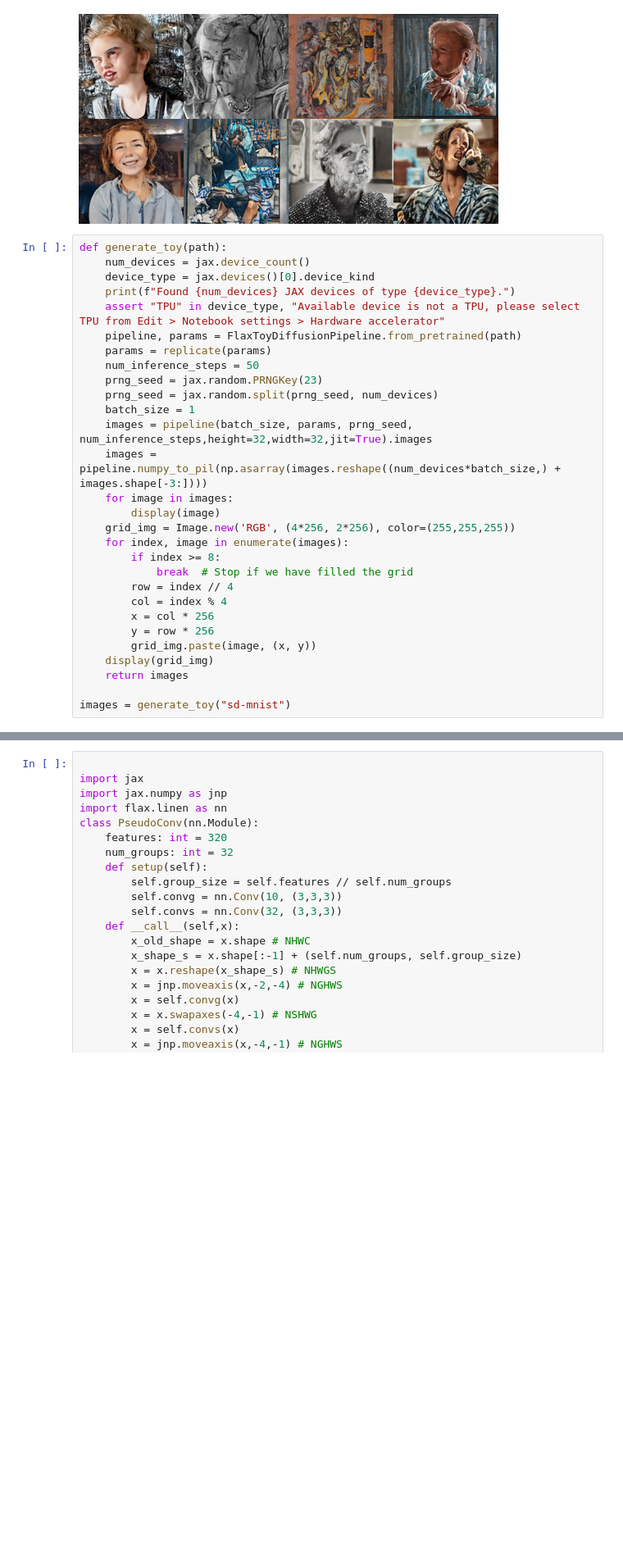
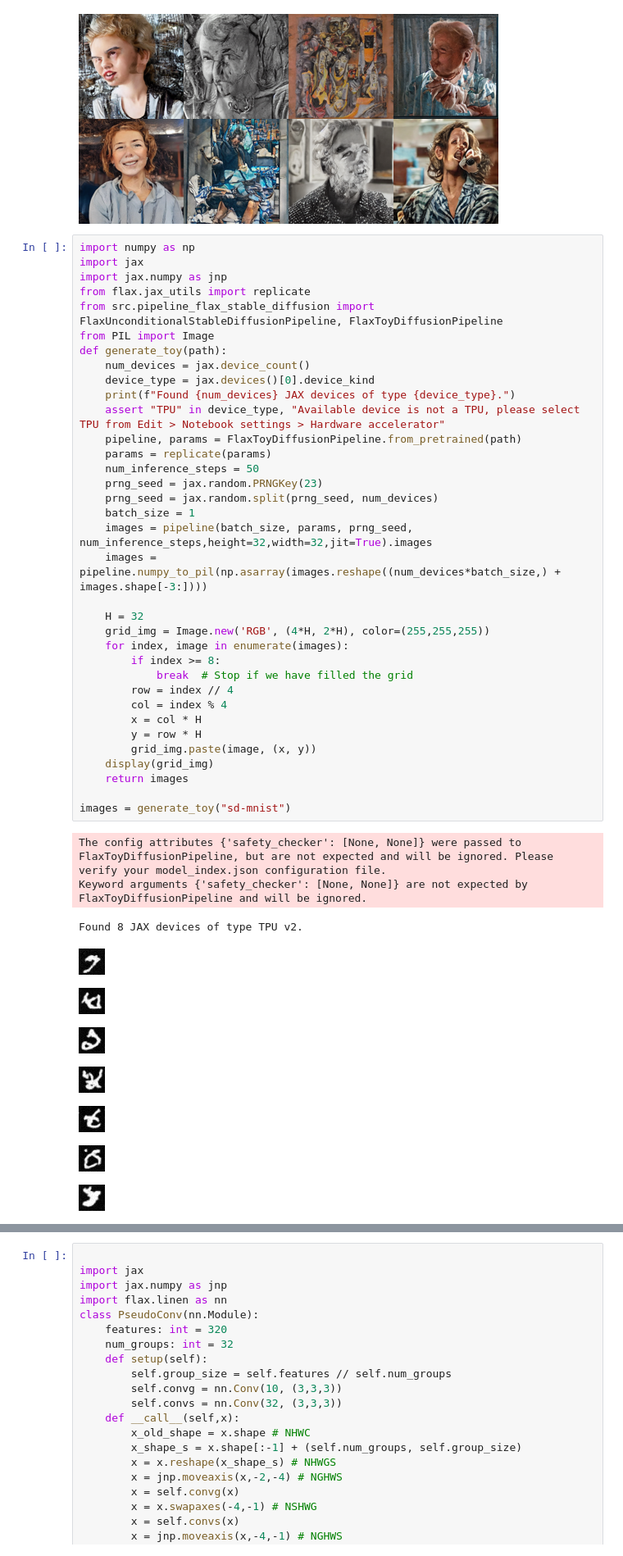
Before and after one commit to EvergreenTree/di-f-fu-sion, a Jupyter notebook: inference.ipynb, the cells around one changed output, grey strips where cells are left out. Shown at 82% size. Cells and saved outputs as stored; diff of their text form; blank space fills up the shorter version.

```diff
--- a/inference.ipynb
+++ b/inference.ipynb
@@ -44,31 +44,48 @@ Keyword arguments {'feature_extractor': ['transformers', 'CLIPImageProcessor'],
 Found 8 JAX devices of type TPU v3.
 [figure]
 # %%
+import numpy as np
+import jax
+import jax.numpy as jnp
+from flax.jax_utils import replicate
+from src.pipeline_flax_stable_diffusion import FlaxUnconditionalStableDiffusionPipeline, FlaxToyDiffusionPipeline
+from PIL import Image
 def generate_toy(path):
     num_devices = jax.device_count()
     device_type = jax.devices()[0].device_kind
     print(f"Found {num_devices} JAX devices of type {device_type}.")
     assert "TPU" in device_type, "Available device is not a TPU, please select TPU from Edit > Notebook settings > Hardware accelerator"
     pipeline, params = FlaxToyDiffusionPipeline.from_pretrained(path)
     params = replicate(params)
     num_inference_steps = 50
     prng_seed = jax.random.PRNGKey(23)
     prng_seed = jax.random.split(prng_seed, num_devices)
     batch_size = 1
     images = pipeline(batch_size, params, prng_seed, num_inference_steps,height=32,width=32,jit=True).images
     images = pipeline.numpy_to_pil(np.asarray(images.reshape((num_devices*batch_size,) + images.shape[-3:])))
-    for image in images:
-        display(image)
-    grid_img = Image.new('RGB', (4*256, 2*256), color=(255,255,255))
+
+    H = 32
+    grid_img = Image.new('RGB', (4*H, 2*H), color=(255,255,255))
     for index, image in enumerate(images):
         if index >= 8:
             break  # Stop if we have filled the grid
         row = index // 4
         col = index % 4
-        x = col * 256
-        y = row * 256
+        x = col * H
+        y = row * H
         grid_img.paste(image, (x, y))
     display(grid_img)
     return images
 
 images = generate_toy("sd-mnist")
+# %% [output]
+The config attributes {'safety_checker': [None, None]} were passed to FlaxToyDiffusionPipeline, but are not expected and will be ignored. Please verify your model_index.json configuration file.
+Keyword arguments {'safety_checker': [None, None]} are not expected by FlaxToyDiffusionPipeline and will be ignored.
+Found 8 JAX devices of type TPU v2.
+[figure, added]
+[figure, added]
+[figure, added]
+[figure, added]
+[figure, added]
+[figure, added]
+[figure, added]
```
Also changed, not shown: parts of 1 cell of this notebook.
